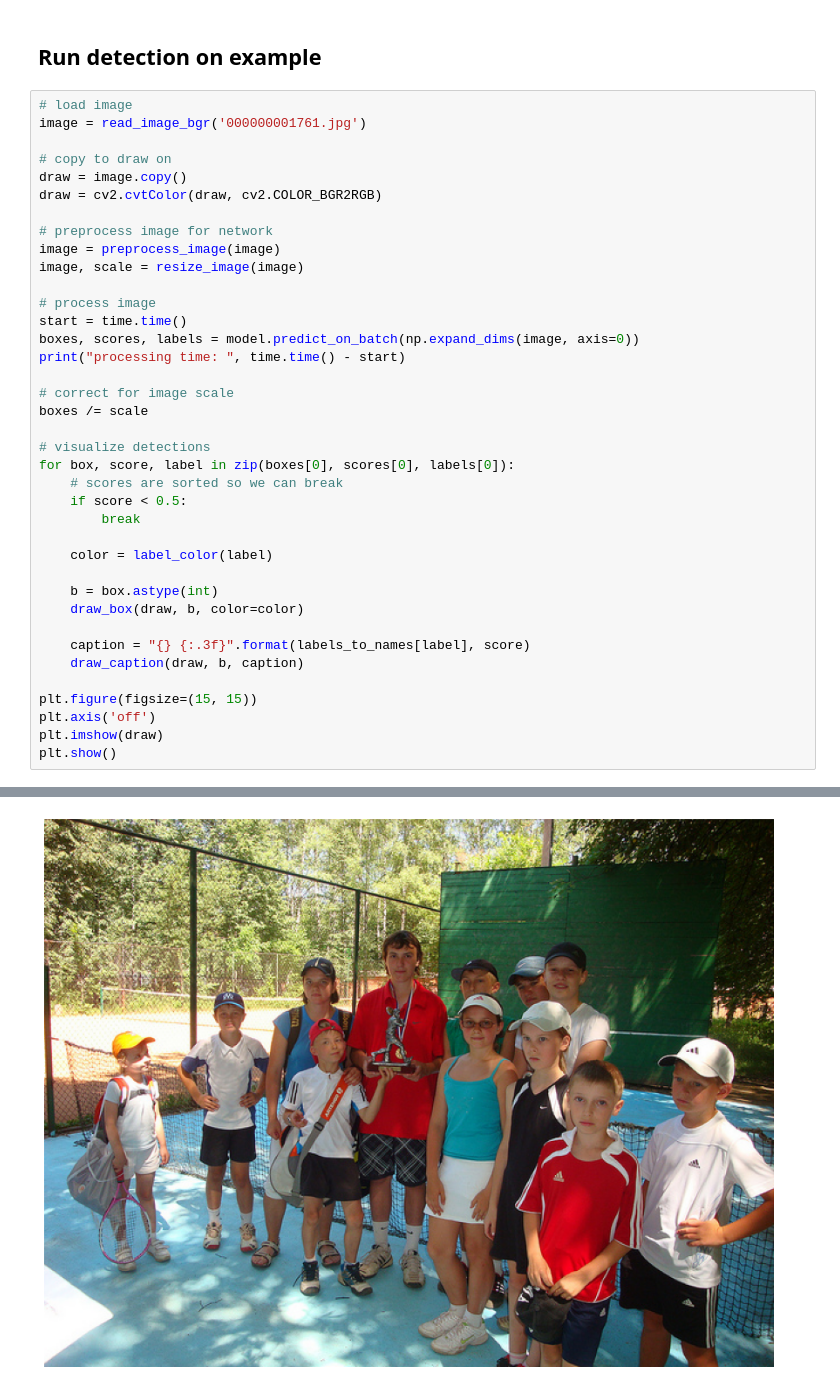
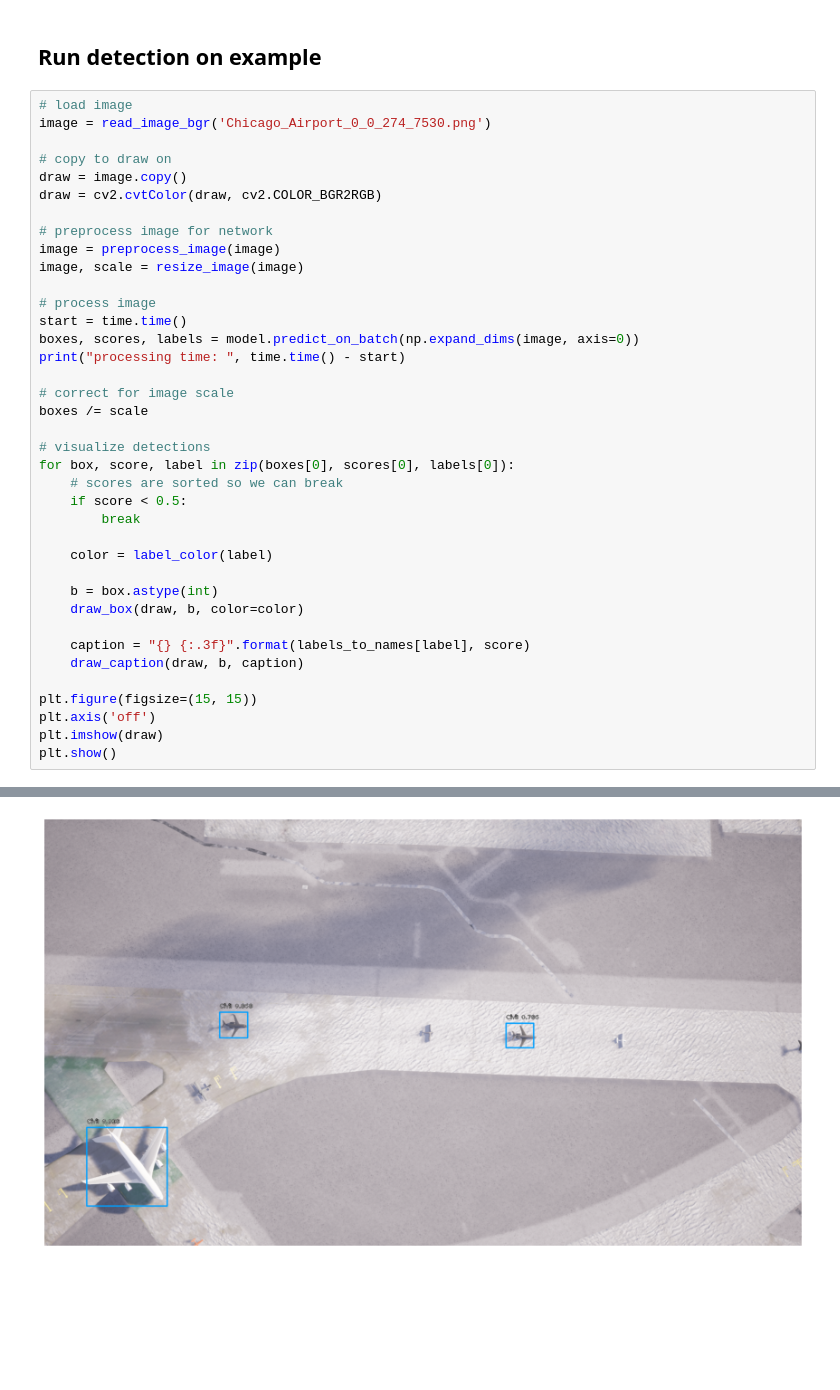
Before and after one commit to kazushi-fa/keras-retinanet, a Jupyter notebook: examples/ResNet50RetinaNet.ipynb, the cells around one changed output, grey strips where cells are left out. Cells and saved outputs as stored; diff of their text form; blank space fills up the shorter version.

```diff
--- a/examples/ResNet50RetinaNet.ipynb
+++ b/examples/ResNet50RetinaNet.ipynb
@@ -111,7 +111,7 @@ WARNING:tensorflow:No training configuration found in the save file, so the mode
 ## Run detection on example
 # %%
 # load image
-image = read_image_bgr('000000001761.jpg')
+image = read_image_bgr('Chicago_Airport_0_0_274_7530.png')
 
 # copy to draw on
 draw = image.copy()
@@ -160 +152 @@ processing time:  20.88163423538208
-[figure, old version]
+[figure, new version]
```
Also changed, not shown: parts of 2 cells of this notebook, 1 other file.
